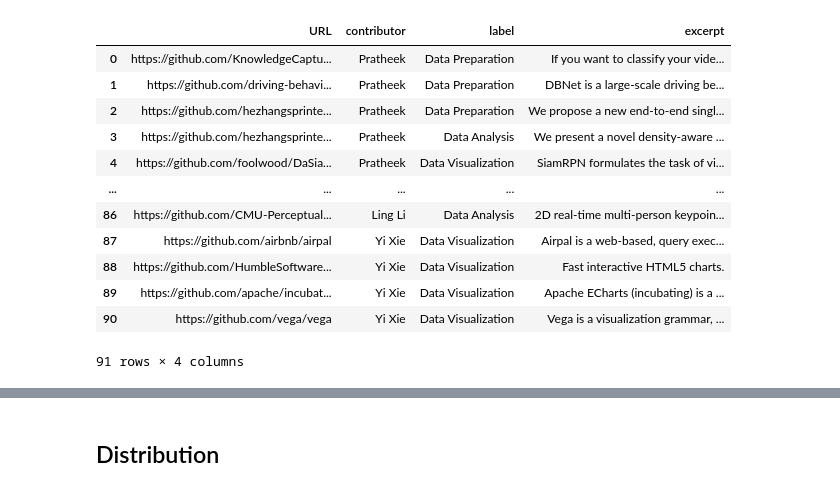
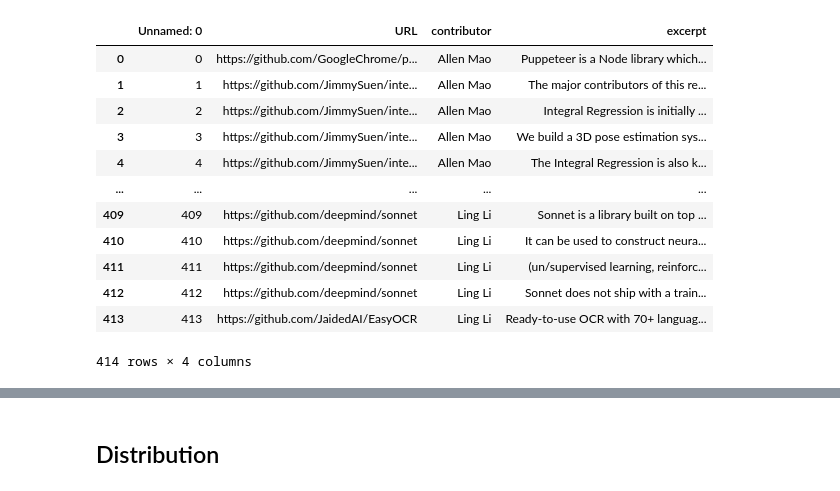
Before and after one commit to liling10822/FAMEF, a Jupyter notebook: Function_Train.ipynb, the cells around one changed output, grey strips where cells are left out. Saved outputs shown, nothing was run; the diff lists cells and outputs as text; code cells hidden in the pictures.

```diff
--- a/Function_Train.ipynb
+++ b/Function_Train.ipynb
@@ -6,16 +9,16 @@ func_corpura = pd.read_csv("function.csv")
-# %%
-func_corpura
-# %% [output]
-|  | URL | contributor | label | excerpt |
-| 0 | https://github.com/KnowledgeCaptu... | Pratheek | Data Preparation | If you want to classify your vide... |
-| 1 | https://github.com/driving-behavi... | Pratheek | Data Preparation | DBNet is a large-scale driving be... |
-| 2 | https://github.com/hezhangsprinte... | Pratheek | Data Preparation | We propose a new end-to-end singl... |
-| 3 | https://github.com/hezhangsprinte... | Pratheek | Data Analysis | We present a novel density-aware ... |
-| 4 | https://github.com/foolwood/DaSia... | Pratheek | Data Visualization | SiamRPN formulates the task of vi... |
-| ... | ... | ... | ... | ... |
-| 86 | https://github.com/CMU-Perceptual... | Ling Li | Data Analysis | 2D real-time multi-person keypoin... |
-| 87 | https://github.com/airbnb/airpal | Yi Xie | Data Visualization | Airpal is a web-based, query exec... |
-| 88 | https://github.com/HumbleSoftware... | Yi Xie | Data Visualization | Fast interactive HTML5 charts. |
-| 89 | https://github.com/apache/incubat... | Yi Xie | Data Visualization | Apache ECharts (incubating) is a ... |
-| 90 | https://github.com/vega/vega | Yi Xie | Data Visualization | Vega is a visualization grammar, ... |
-91 rows × 4 columns
+# %%
+description_corpura
+# %% [output]
+|  | Unnamed: 0 | URL | contributor | excerpt |
+| 0 | 0 | https://github.com/GoogleChrome/p... | Allen Mao | Puppeteer is a Node library which... |
+| 1 | 1 | https://github.com/JimmySuen/inte... | Allen Mao | The major contributors of this re... |
+| 2 | 2 | https://github.com/JimmySuen/inte... | Allen Mao | Integral Regression is initially ... |
+| 3 | 3 | https://github.com/JimmySuen/inte... | Allen Mao | We build a 3D pose estimation sys... |
+| 4 | 4 | https://github.com/JimmySuen/inte... | Allen Mao | The Integral Regression is also k... |
+| ... | ... | ... | ... | ... |
+| 409 | 409 | https://github.com/deepmind/sonnet | Ling Li | Sonnet is a library built on top ... |
+| 410 | 410 | https://github.com/deepmind/sonnet | Ling Li | It can be used to construct neura... |
+| 411 | 411 | https://github.com/deepmind/sonnet | Ling Li | (un/supervised learning, reinforc... |
+| 412 | 412 | https://github.com/deepmind/sonnet | Ling Li | Sonnet does not ship with a train... |
+| 413 | 413 | https://github.com/JaidedAI/EasyOCR | Ling Li | Ready-to-use OCR with 70+ languag... |
+414 rows × 4 columns
```
Also changed, not shown: parts of 27 cells of this notebook, 3 other files.
